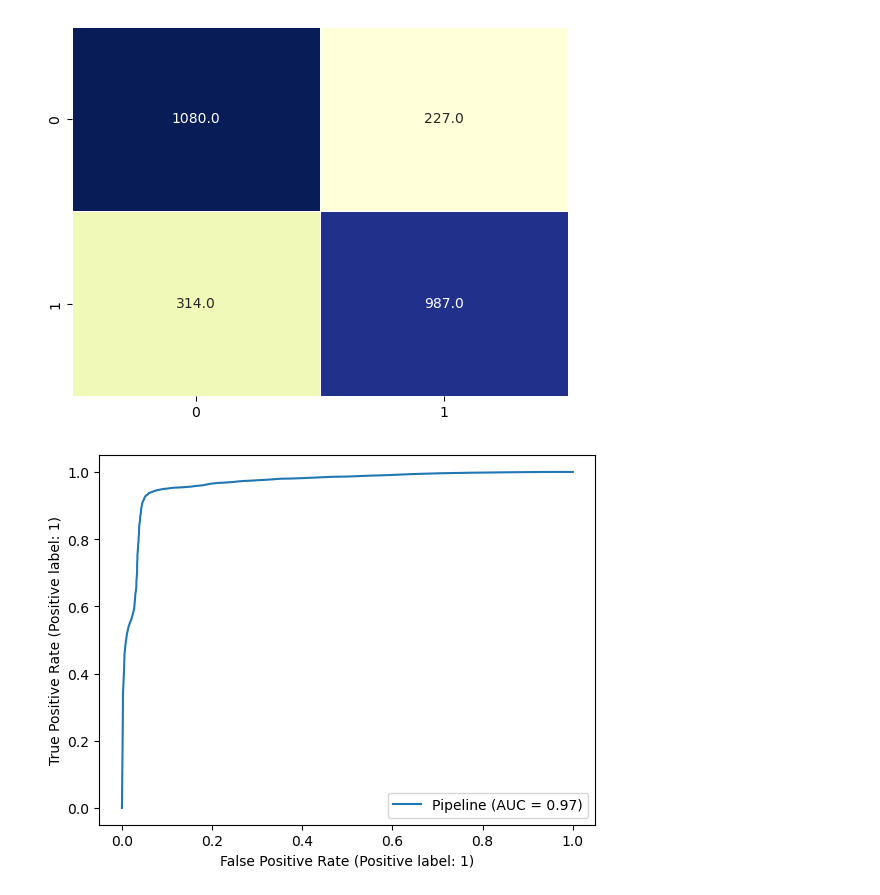
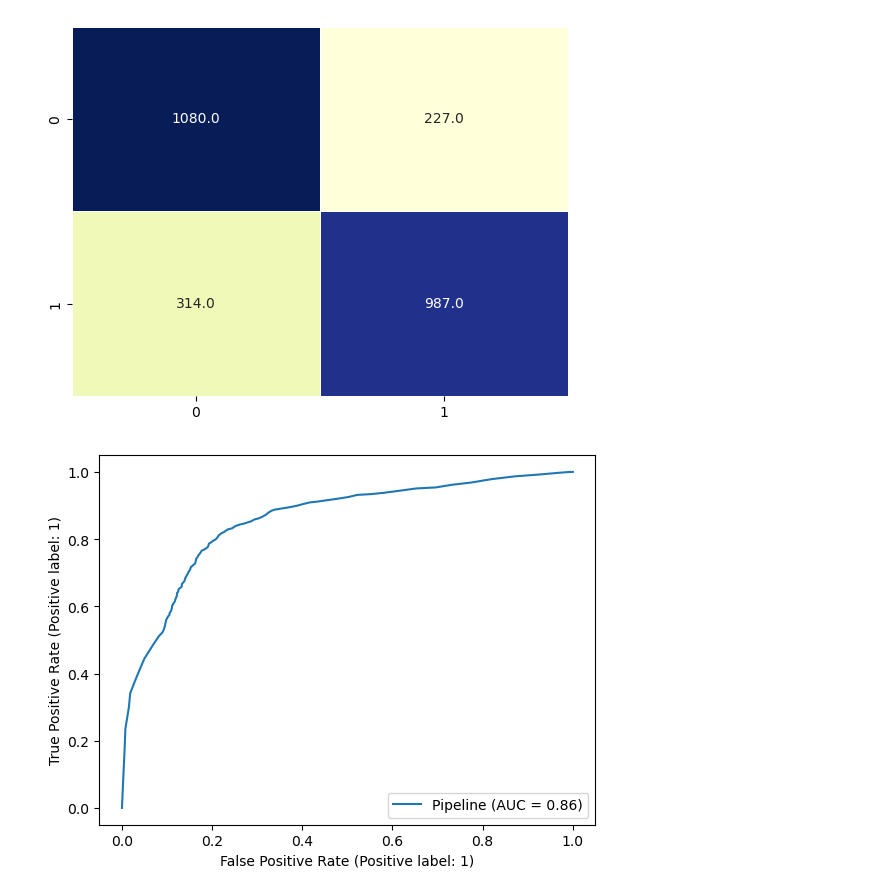
Before and after one commit to msnkr/kaggle_comps, a Jupyter notebook: Spaceship Titanic/Untitled.ipynb, the cells around one changed output. Cells and saved outputs as stored; diff of their text form; code cells hidden in the pictures.

```diff
--- a/Spaceship Titanic/Untitled.ipynb
+++ b/Spaceship Titanic/Untitled.ipynb
@@ -135,6 +135,6 @@ sn.heatmap(confusion_matrix(y_test, y_preds), annot=True, linewidths=0.5, cmap="
 # %% [output]
 [figure]
 # %%
-RocCurveDisplay.from_estimator(clf, X, y);
+RocCurveDisplay.from_estimator(clf, X_test, y_test);
 # %% [output]
-[figure, old version]
+[figure, new version]
```
Also changed, not shown: parts of 7 cells of this notebook.
